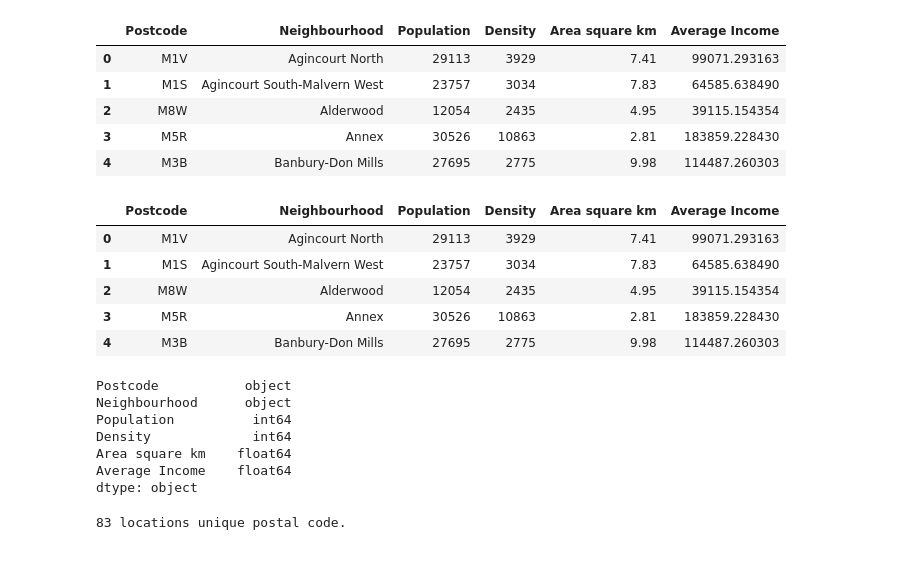
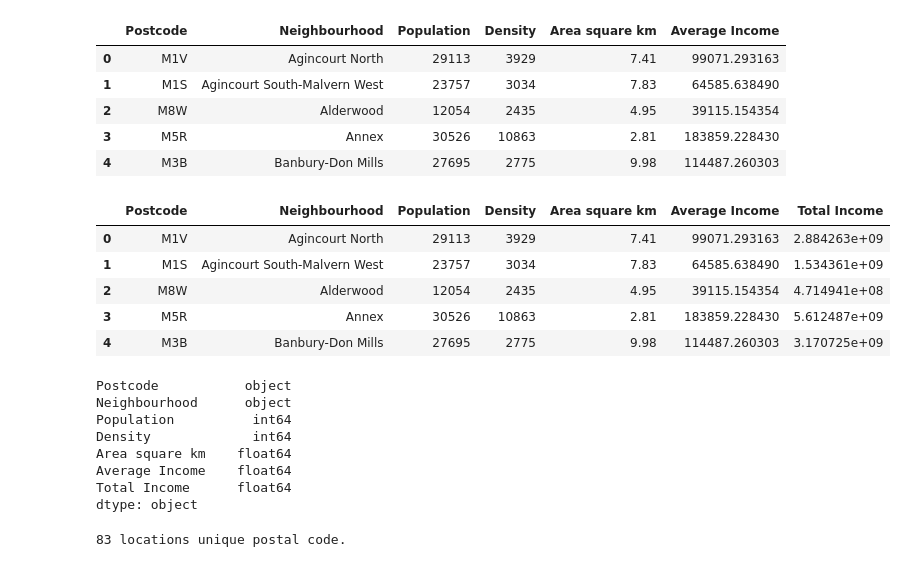
Before and after one commit to henru98/Coursera_Capstone, a Jupyter notebook: TorontoRestaurantLocation.ipynb, the cells around one changed output. Cells and saved outputs as stored; diff of their text form; code cells hidden in the pictures.

```diff
--- a/TorontoRestaurantLocation.ipynb
+++ b/TorontoRestaurantLocation.ipynb
@@ -351,14 +358,15 @@ df_PCDG.head()
 # %%
 df_PCDGsorted=df_PCDG.sort_values('Neighbourhood')
 df_PCDGsorted.reset_index(drop=True, inplace=True)
+df_PCDGsorted['Total Income']=df_PCDGsorted['Average Income']*df_PCDGsorted['Population']
 df_PCDGsorted.head()
 # %% [output]
-|  | Postcode | Neighbourhood | Population | Density | Area square km | Average Income |
-| 0 | M1V | Agincourt North | 29113 | 3929 | 7.41 | 99071.293163 |
-| 1 | M1S | Agincourt South-Malvern West | 23757 | 3034 | 7.83 | 64585.638490 |
-| 2 | M8W | Alderwood | 12054 | 2435 | 4.95 | 39115.154354 |
-| 3 | M5R | Annex | 30526 | 10863 | 2.81 | 183859.228430 |
-| 4 | M3B | Banbury-Don Mills | 27695 | 2775 | 9.98 | 114487.260303 |
+|  | Postcode | Neighbourhood | Population | Density | Area square km | Average Income | Total Income |
+| 0 | M1V | Agincourt North | 29113 | 3929 | 7.41 | 99071.293163 | 2.884263e+09 |
+| 1 | M1S | Agincourt South-Malvern West | 23757 | 3034 | 7.83 | 64585.638490 | 1.534361e+09 |
+| 2 | M8W | Alderwood | 12054 | 2435 | 4.95 | 39115.154354 | 4.714941e+08 |
+| 3 | M5R | Annex | 30526 | 10863 | 2.81 | 183859.228430 | 5.612487e+09 |
+| 4 | M3B | Banbury-Don Mills | 27695 | 2775 | 9.98 | 114487.260303 | 3.170725e+09 |
 # %%
 df_PCDGsorted.dtypes
 # %% [output]
@@ -368,6 +376,7 @@ Population          int64
 Density             int64
 Area square km    float64
 Average Income    float64
+Total Income      float64
 dtype: object
 # %%
 print('{} locations unique postal code.' .format(df_PCDGsorted['Postcode'].unique().shape[0]))
```
Also changed, not shown: parts of 62 cells of this notebook.
